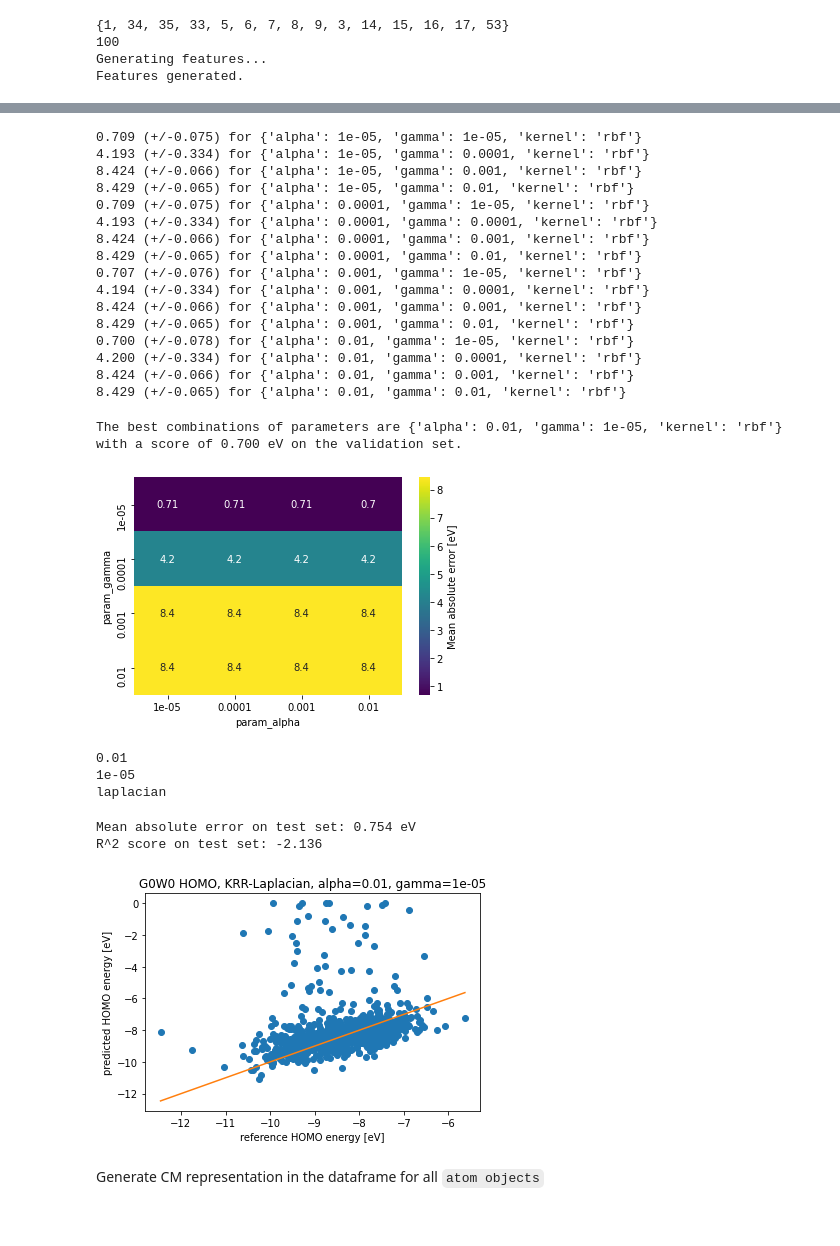
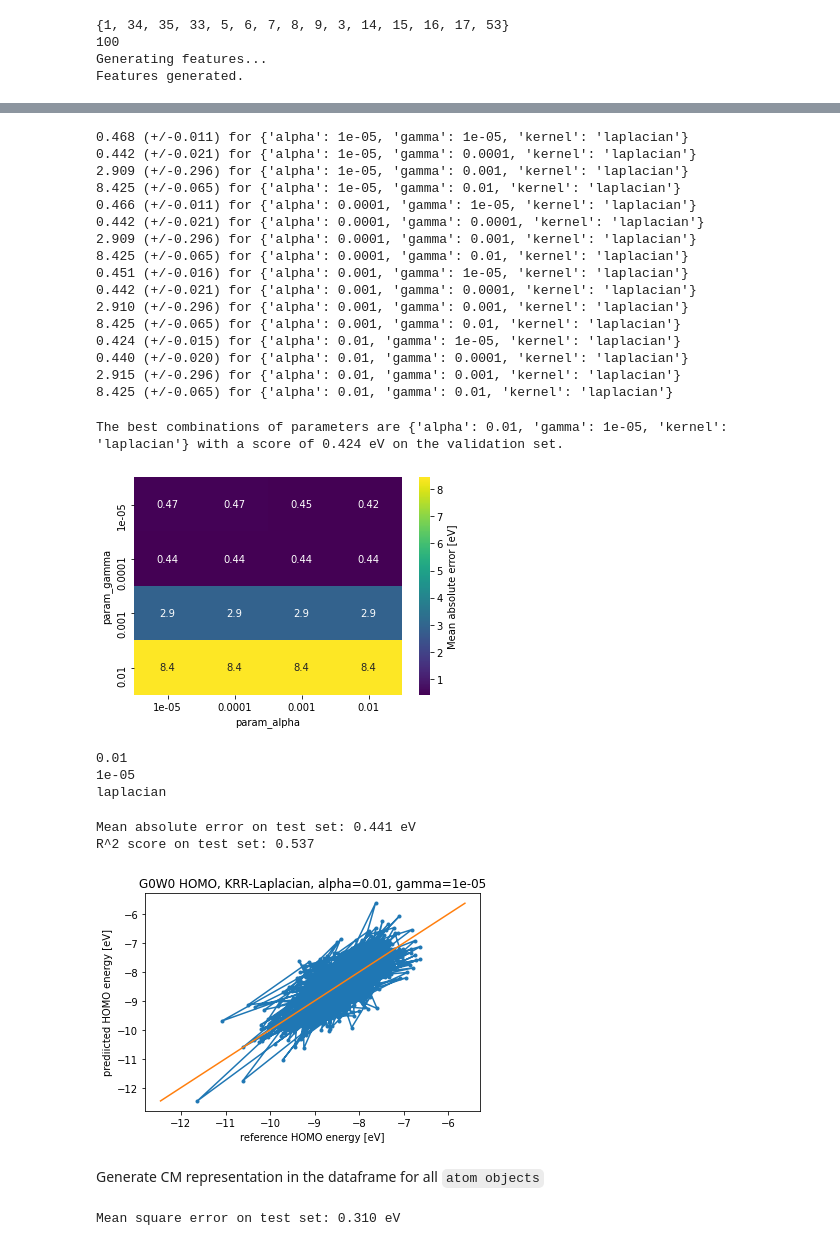
Before and after one commit to billalsohail/ML4MC, a Jupyter notebook: Coulomb_matrix_representation.ipynb, the cells around one changed output, grey strips where cells are left out. Cells and saved outputs as stored; diff of their text form; code cells hidden in the pictures.

```diff
--- a/Coulomb_matrix_representation.ipynb
+++ b/Coulomb_matrix_representation.ipynb
@@ -259,7 +259,7 @@ gamma = np.logspace(-5, -2, 4)
 
 
 cv_number = 5 ## choose into how many parts training set is divided for cross-validation
-kernel = 'rbf' # select kernel function here ('rbf': Gaussian kernel, 'laplacian': Laplacian kernel)
+kernel = 'laplacian' # select kernel function here ('rbf': Gaussian kernel, 'laplacian': Laplacian kernel)
 scoring_function = 'neg_mean_absolute_error' # it is called "negative" because scikit-learn interprets
                                              # highest scoring value as best, but we want small errors
 
@@ -308,22 +308,22 @@ stds = grid_search.cv_results_['std_test_score']
 for mean, std, params in zip(-means, stds, grid_search.cv_results_['params']):
     print("%0.3f (+/-%0.03f) for %r" % (mean, std * 2, params))
 # %% [output]
-0.709 (+/-0.075) for {'alpha': 1e-05, 'gamma': 1e-05, 'kernel': 'rbf'}
-4.193 (+/-0.334) for {'alpha': 1e-05, 'gamma': 0.0001, 'kernel': 'rbf'}
-8.424 (+/-0.066) for {'alpha': 1e-05, 'gamma': 0.001, 'kernel': 'rbf'}
-8.429 (+/-0.065) for {'alpha': 1e-05, 'gamma': 0.01, 'kernel': 'rbf'}
-0.709 (+/-0.075) for {'alpha': 0.0001, 'gamma': 1e-05, 'kernel': 'rbf'}
-4.193 (+/-0.334) for {'alpha': 0.0001, 'gamma': 0.0001, 'kernel': 'rbf'}
-8.424 (+/-0.066) for {'alpha': 0.0001, 'gamma': 0.001, 'kernel': 'rbf'}
-8.429 (+/-0.065) for {'alpha': 0.0001, 'gamma': 0.01, 'kernel': 'rbf'}
-0.707 (+/-0.076) for {'alpha': 0.001, 'gamma': 1e-05, 'kernel': 'rbf'}
-4.194 (+/-0.334) for {'alpha': 0.001, 'gamma': 0.0001, 'kernel': 'rbf'}
-8.424 (+/-0.066) for {'alpha': 0.001, 'gamma': 0.001, 'kernel': 'rbf'}
-8.429 (+/-0.065) for {'alpha': 0.001, 'gamma': 0.01, 'kernel': 'rbf'}
-0.700 (+/-0.078) for {'alpha': 0.01, 'gamma': 1e-05, 'kernel': 'rbf'}
-4.200 (+/-0.334) for {'alpha': 0.01, 'gamma': 0.0001, 'kernel': 'rbf'}
-8.424 (+/-0.066) for {'alpha': 0.01, 'gamma': 0.001, 'kernel': 'rbf'}
-8.429 (+/-0.065) for {'alpha': 0.01, 'gamma': 0.01, 'kernel': 'rbf'}
+0.468 (+/-0.011) for {'alpha': 1e-05, 'gamma': 1e-05, 'kernel': 'laplacian'}
+0.442 (+/-0.021) for {'alpha': 1e-05, 'gamma': 0.0001, 'kernel': 'laplacian'}
+2.909 (+/-0.296) for {'alpha': 1e-05, 'gamma': 0.001, 'kernel': 'laplacian'}
+8.425 (+/-0.065) for {'alpha': 1e-05, 'gamma': 0.01, 'kernel': 'laplacian'}
+0.466 (+/-0.011) for {'alpha': 0.0001, 'gamma': 1e-05, 'kernel': 'laplacian'}
+0.442 (+/-0.021) for {'alpha': 0.0001, 'gamma': 0.0001, 'kernel': 'laplacian'}
+2.909 (+/-0.296) for {'alpha': 0.0001, 'gamma': 0.001, 'kernel': 'laplacian'}
+8.425 (+/-0.065) for {'alpha': 0.0001, 'gamma': 0.01, 'kernel': 'laplacian'}
+0.451 (+/-0.016) for {'alpha': 0.001, 'gamma': 1e-05, 'kernel': 'laplacian'}
+0.442 (+/-0.021) for {'alpha': 0.001, 'gamma': 0.0001, 'kernel': 'laplacian'}
+2.910 (+/-0.296) for {'alpha': 0.001, 'gamma': 0.001, 'kernel': 'laplacian'}
+8.425 (+/-0.065) for {'alpha': 0.001, 'gamma': 0.01, 'kernel': 'laplacian'}
+0.424 (+/-0.015) for {'alpha': 0.01, 'gamma': 1e-05, 'kernel': 'laplacian'}
+0.440 (+/-0.020) for {'alpha': 0.01, 'gamma': 0.0001, 'kernel': 'laplacian'}
+2.915 (+/-0.296) for {'alpha': 0.01, 'gamma': 0.001, 'kernel': 'laplacian'}
+8.425 (+/-0.065) for {'alpha': 0.01, 'gamma': 0.01, 'kernel': 'laplacian'}
 # %%
 results = pd.DataFrame(grid_search.cv_results_)
 #pd.DataFrame(grid_search.cv_results_)
@@ -332,14 +332,14 @@ pvt = pd.pivot_table(results, values='mean_test_score',
                      index='param_gamma', columns='param_alpha')
 heatmap = sns.heatmap(-pvt, annot=True, cmap='viridis', cbar_kws={'label': "Mean absolute error [eV]"})
 figure = heatmap.get_figure()
-plt.savefig("/content/drive/MyDrive/ColabNotebooks/"+str("gaussian2.png"), dpi=400)
+plt.savefig("/content/drive/MyDrive/ColabNotebooks/"+str("laplacian2.png"), dpi=400)
 
 
 print("The best combinations of parameters are %s with a score of %0.3f eV on the validation set."
       % (grid_search.best_params_, -grid_search.best_score_))
 # %% [output]
-The best combinations of parameters are {'alpha': 0.01, 'gamma': 1e-05, 'kernel': 'rbf'} with a score of 0.700 eV on the validation set.
+The best combinations of parameters are {'alpha': 0.01, 'gamma': 1e-05, 'kernel': 'laplacian'} with a score of 0.424 eV on the validation set.
-[figure, old version]
+[figure, new version]
 # %%
 
 type(grid_search.best_params_)
@@ -352,26 +352,30 @@ laplacian
 # %%
 # predicted HOMO energies for all test molecules
 
 y_pred = grid_search.predict(X_test) # scikit-learn automatically takes the best combination
                                      # of hyperparameters from grid search
 
 print("Mean absolute error on test set: %0.3f eV" %(np.abs(y_pred-y_test)).mean())
-
+print("Mean square error on test set: %0.3f eV" % mean_squared_error(y_test, y_pred)
 # do the regression plot
-plt.plot(y_test, y_pred, 'o')
+plt.plot(y_pred,y_test,marker='.')
 plt.plot([np.min(y_test),np.max(y_test)], [np.min(y_test),np.max(y_test)], '-')
+plt.ylabel('prediicted HOMO energy [eV]')
 plt.xlabel('reference HOMO energy [eV]')
-plt.ylabel('predicted HOMO energy [eV]')
 lst_best_params= list(grid_search.best_params_.values())
 plt.title("G0W0 HOMO, KRR-Laplacian, alpha=0.01, gamma=1e-05")
-plt.savefig("/content/drive/MyDrive/ColabNotebooks/"+str("gaussian.png"), dpi=400)
+plt.savefig("/content/drive/MyDrive/ColabNotebooks/"+str("laplacian.png"), dpi=400)
 print("R^2 score on test set: %.3f" % r2_score(y_test, y_pred))
 # %% [output]
-Mean absolute error on test set: 0.754 eV
-R^2 score on test set: -2.136
+Mean absolute error on test set: 0.441 eV
+R^2 score on test set: 0.537
-[figure, old version]
+[figure, new version]
 # %% [markdown]
 Generate CM representation in the dataframe for all `atom objects`
+# %%
+print("Mean square error on test set: %0.3f eV" % mean_squared_error(y_test, y_pred))
+# %% [output]
+Mean square error on test set: 0.310 eV
 # %%
 cm_desc = CoulombMatrix(n_atoms_max=120, permutation='none', flatten=False)
 df['CM_rep'] = df['atoms'].apply(cm_desc.create)
```
Also changed, not shown: parts of 4 cells of this notebook.
